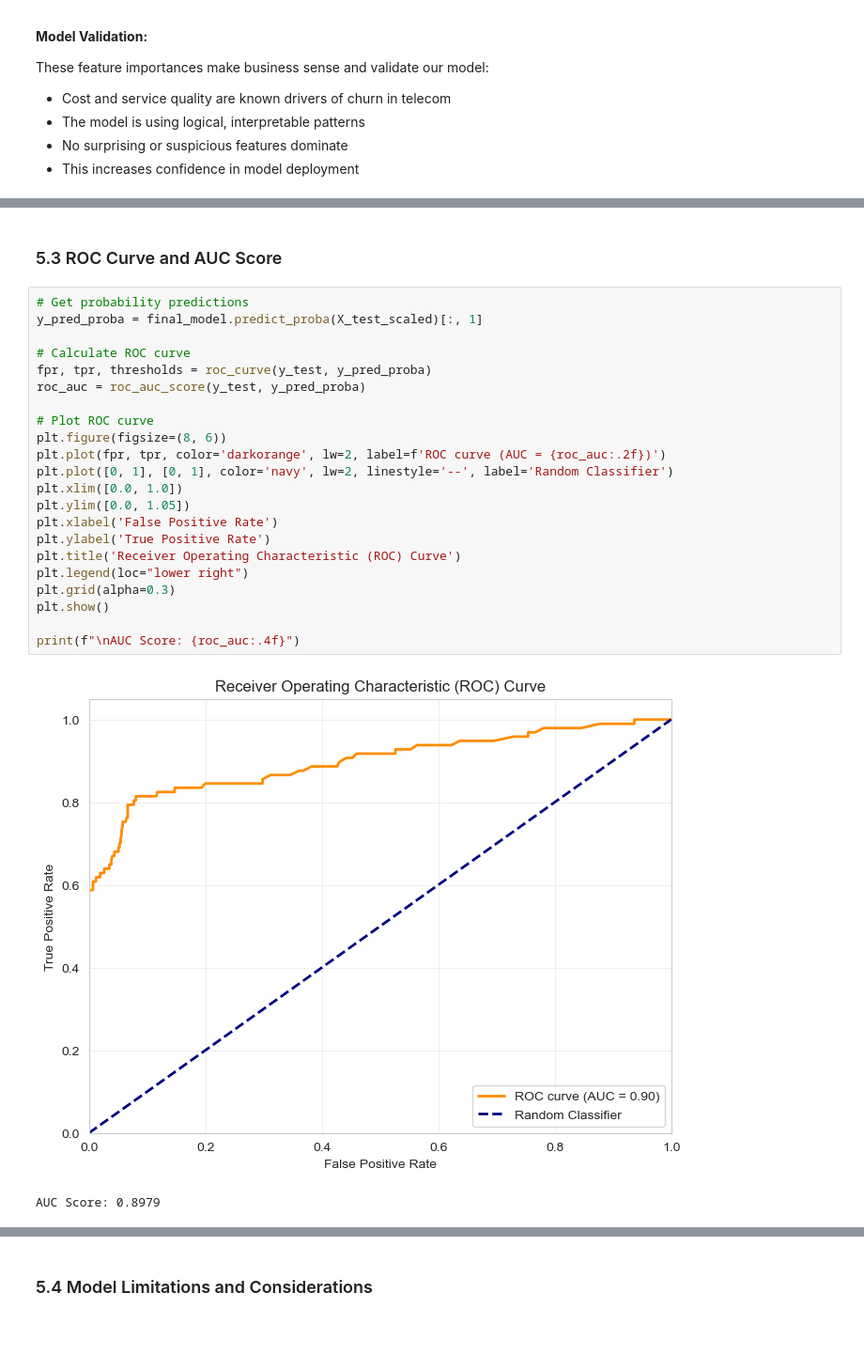
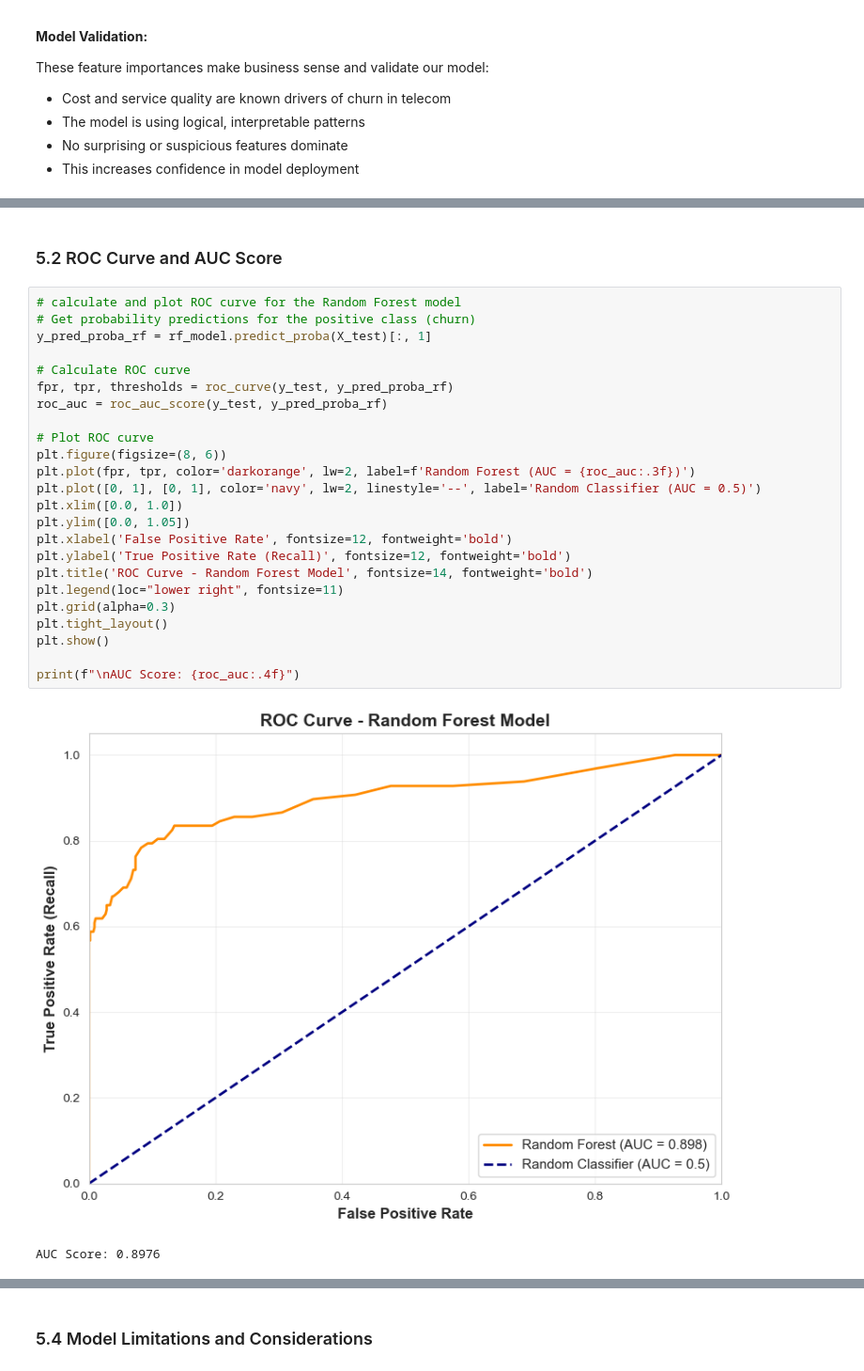
Before and after one commit to mkxangie/SyriaTel-Project, a Jupyter notebook: syriatel.ipynb, the cells around one changed output, grey strips where cells are left out. Shown at 94% size. Drawn from its saved outputs; the diff is of its cells as text; blank space fills up the shorter version.

Commit message:
ROC curve and AUC score

```diff
--- a/syriatel.ipynb
+++ b/syriatel.ipynb
@@ -1574,27 +1534,29 @@ Top 10 Most Important Features:
 # %% [markdown]
-### 5.3 ROC Curve and AUC Score
+### 5.2 ROC Curve and AUC Score
 # %%
-# Get probability predictions
-y_pred_proba = final_model.predict_proba(X_test_scaled)[:, 1]
+# calculate and plot ROC curve for the Random Forest model
+# Get probability predictions for the positive class (churn)
+y_pred_proba_rf = rf_model.predict_proba(X_test)[:, 1]
 
 # Calculate ROC curve
-fpr, tpr, thresholds = roc_curve(y_test, y_pred_proba)
-roc_auc = roc_auc_score(y_test, y_pred_proba)
+fpr, tpr, thresholds = roc_curve(y_test, y_pred_proba_rf)
+roc_auc = roc_auc_score(y_test, y_pred_proba_rf)
 
 # Plot ROC curve
 plt.figure(figsize=(8, 6))
-plt.plot(fpr, tpr, color='darkorange', lw=2, label=f'ROC curve (AUC = {roc_auc:.2f})')
-plt.plot([0, 1], [0, 1], color='navy', lw=2, linestyle='--', label='Random Classifier')
+plt.plot(fpr, tpr, color='darkorange', lw=2, label=f'Random Forest (AUC = {roc_auc:.3f})')
+plt.plot([0, 1], [0, 1], color='navy', lw=2, linestyle='--', label='Random Classifier (AUC = 0.5)')
 plt.xlim([0.0, 1.0])
 plt.ylim([0.0, 1.05])
-plt.xlabel('False Positive Rate')
-plt.ylabel('True Positive Rate')
-plt.title('Receiver Operating Characteristic (ROC) Curve')
-plt.legend(loc="lower right")
+plt.xlabel('False Positive Rate', fontsize=12, fontweight='bold')
+plt.ylabel('True Positive Rate (Recall)', fontsize=12, fontweight='bold')
+plt.title('ROC Curve - Random Forest Model', fontsize=14, fontweight='bold')
+plt.legend(loc="lower right", fontsize=11)
 plt.grid(alpha=0.3)
+plt.tight_layout()
 plt.show()
 
 print(f"\nAUC Score: {roc_auc:.4f}")
 # %% [output]
-[figure, old version]
+[figure, new version]
-AUC Score: 0.8979
+AUC Score: 0.8976
```
Also changed, not shown: parts of 3 cells of this notebook.
